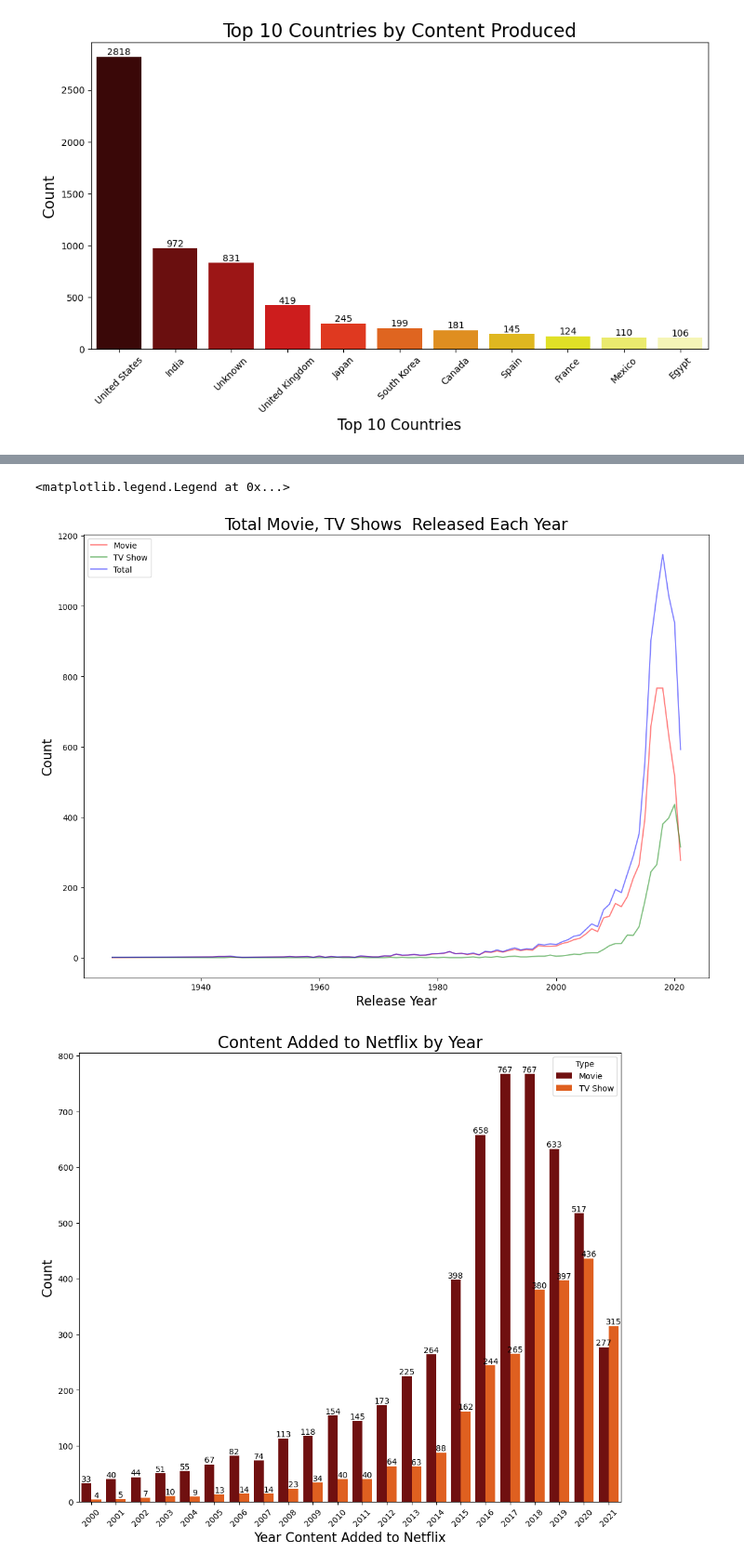
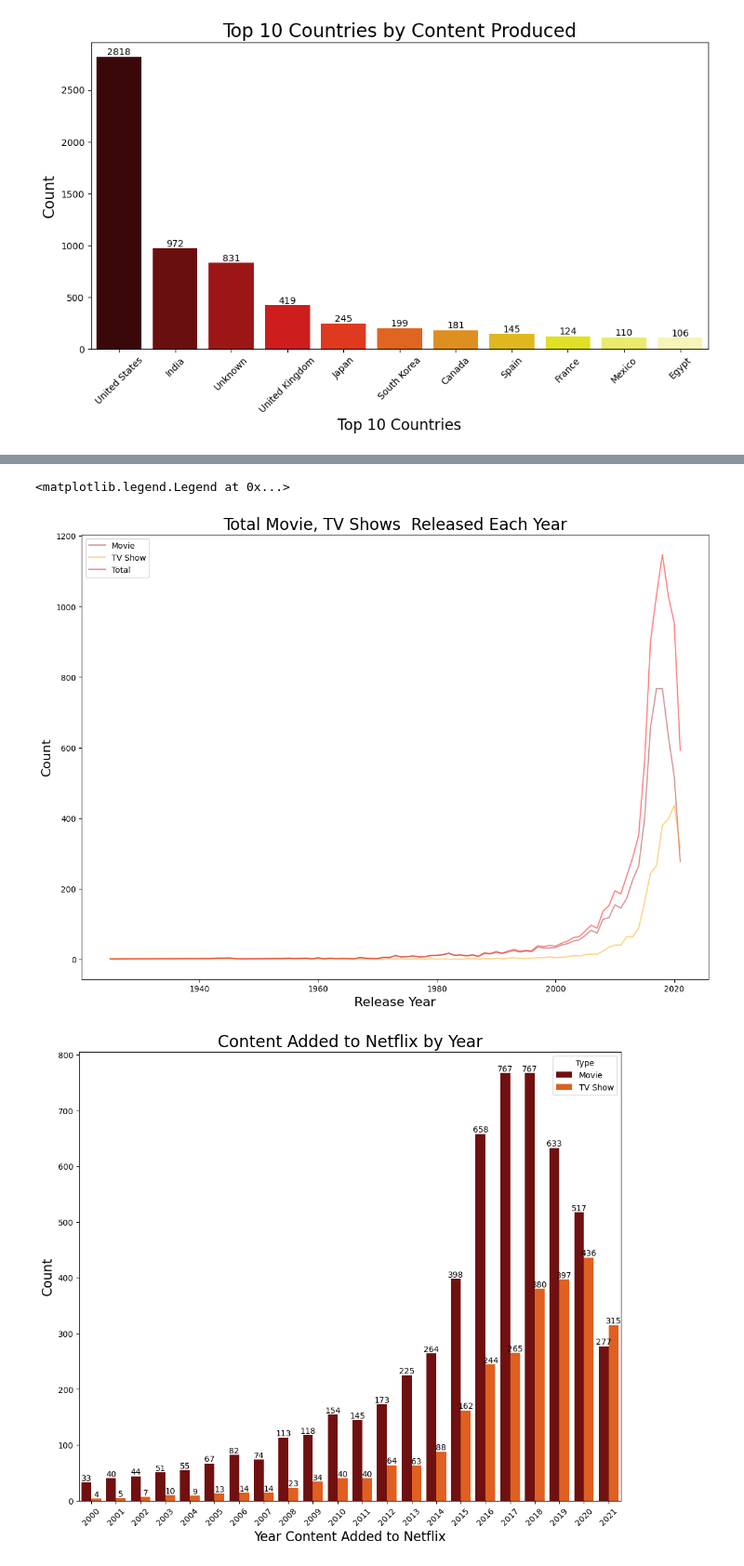
Before and after one commit to Deena-k1/Netflix_content_analysis, a Jupyter notebook: data_visualisation.ipynb, the cells around one changed output, grey strips where cells are left out. Shown at 93% size. Cells and saved outputs as stored; diff of their text form; code cells hidden in the pictures.

```diff
--- a/data_visualisation.ipynb
+++ b/data_visualisation.ipynb
@@ -219,19 +247,19 @@ for lab in ax.containers:
 # %%
 c_type = netflix_titles_df.groupby(['release_year', 'type']).size().unstack(fill_value=0)
 c_type['Total'] = c_type['Movie'] + c_type['TV Show']
 c_type = c_type.reset_index()
 
 plt.figure(figsize=(14,10))
 plt.title('Total Movie, TV Shows  Released Each Year', fontsize=20)
-plt.plot(c_type['release_year'], c_type['Movie'], label='Movie', color='r', alpha=0.5)
-plt.plot(c_type['release_year'], c_type['TV Show'], label='TV Show', color='g', alpha=0.5)
-plt.plot(c_type['release_year'], c_type['Total'], label='Total', color='b', alpha=0.5)
+plt.plot(c_type['release_year'], c_type['Movie'], label='Movie', color='brown', alpha=0.5)
+plt.plot(c_type['release_year'], c_type['TV Show'], label='TV Show', color='orange', alpha=0.5)
+plt.plot(c_type['release_year'], c_type['Total'], label='Total', color='red', alpha=0.5)
 plt.xlabel('Release Year', fontsize=16)
 plt.ylabel('Count', fontsize=16)
 plt.legend(loc='upper left')
 # %% [output]
 <matplotlib.legend.Legend at 0x...>
-[figure, old version]
+[figure, new version]
 # %%
 import seaborn as sns
 import matplotlib.pyplot as plt
```
Also changed, not shown: parts of 7 cells of this notebook.
